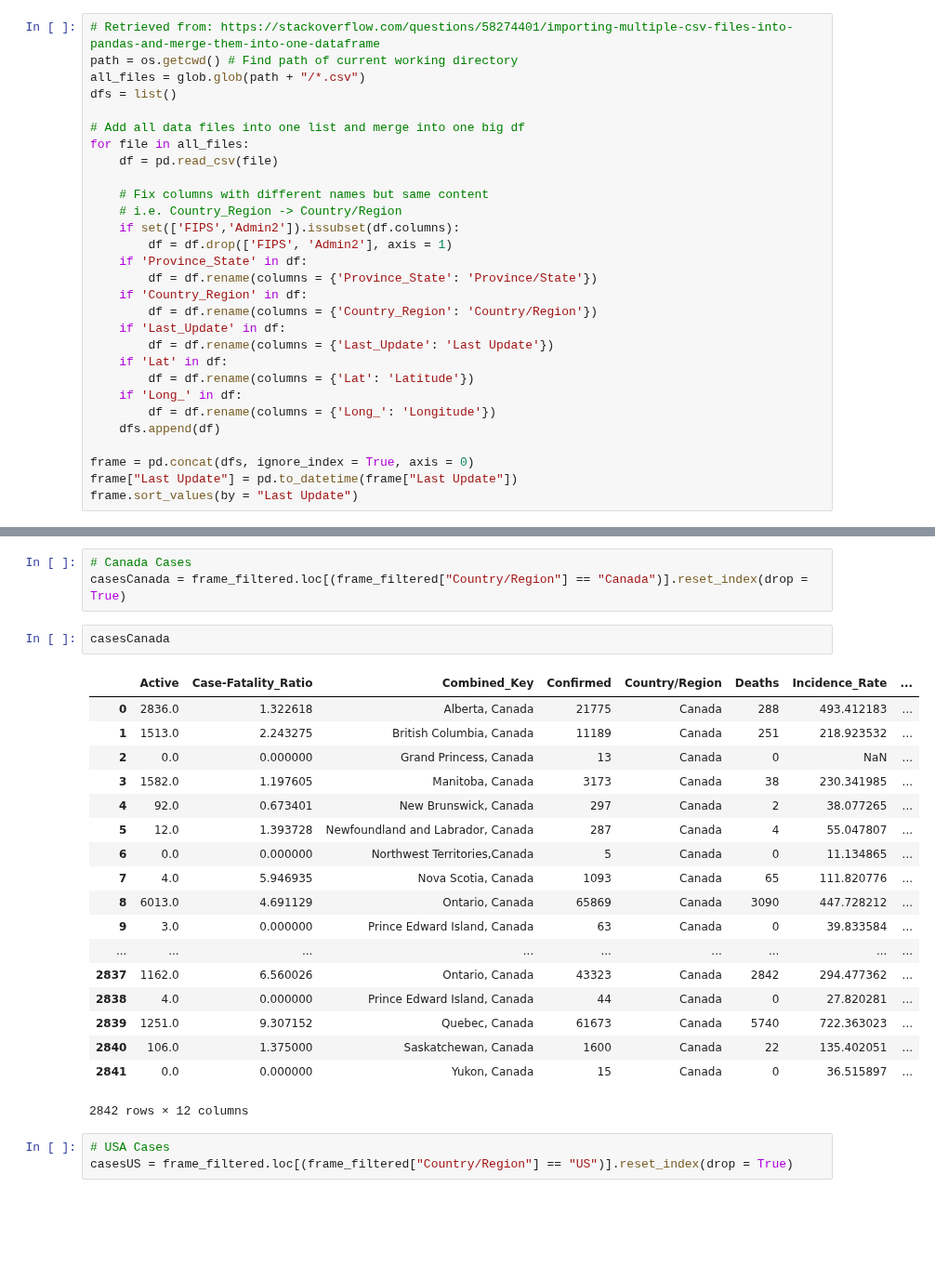
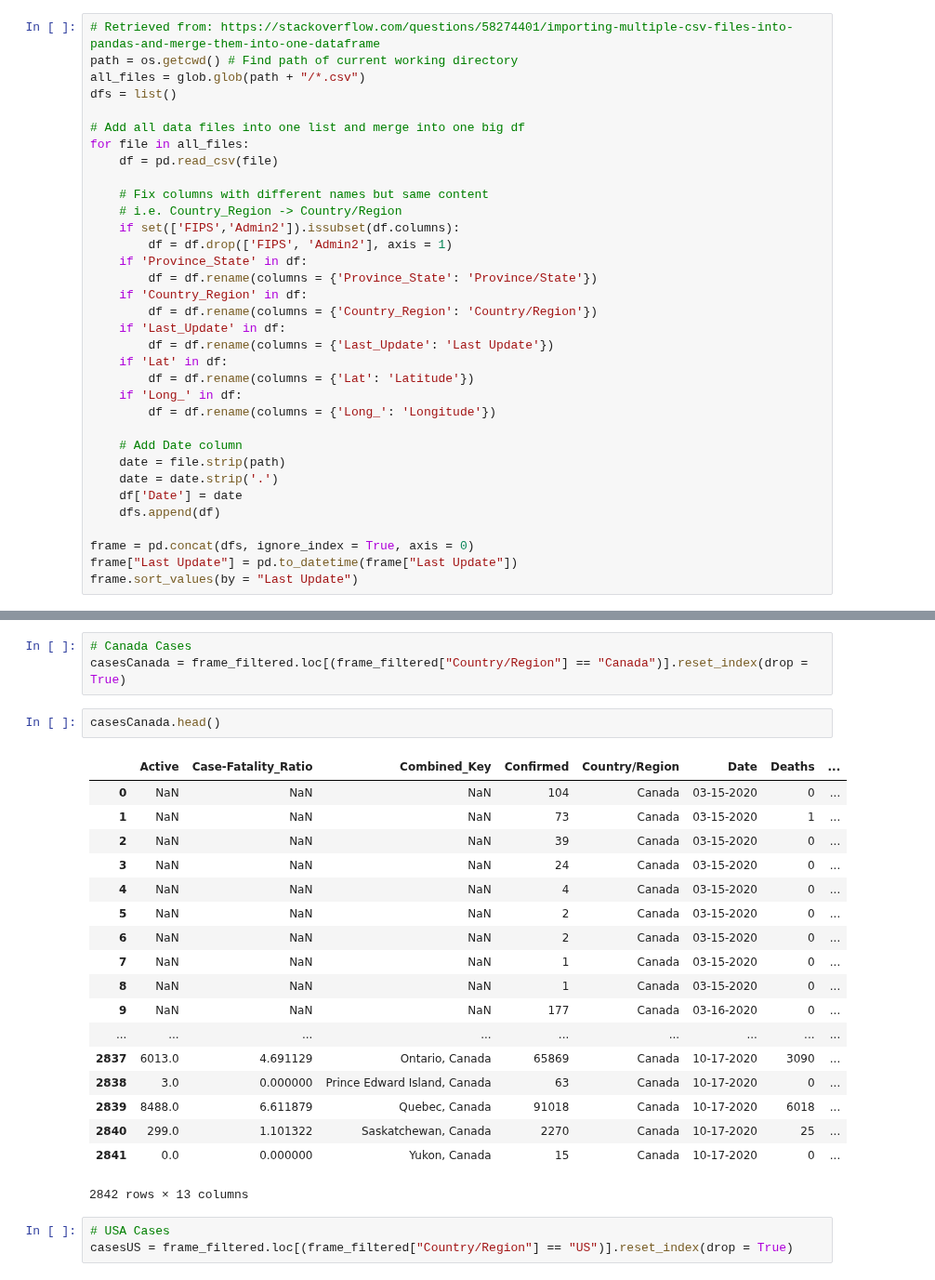
Before and after one commit to clement-ip/covid-airport-travel, a Jupyter notebook: coviddata/covid_countries.ipynb, the cells around one changed output, grey strips where cells are left out. Shown at 93% size. Cells and saved outputs as stored; diff of their text form; blank space fills up the shorter version.

```diff
--- a/coviddata/covid_countries.ipynb
+++ b/coviddata/covid_countries.ipynb
@@ -36,6 +36,11 @@ for file in all_files:
         df = df.rename(columns = {'Lat': 'Latitude'})
     if 'Long_' in df:
         df = df.rename(columns = {'Long_': 'Longitude'})
+
+    # Add Date column
+    date = file.strip(path)
+    date = date.strip('.')
+    df['Date'] = date
     dfs.append(df)
 
 frame = pd.concat(dfs, ignore_index = True, axis = 0)
@@ -117,26 +122,26 @@ frame_filtered
 # Canada Cases
 casesCanada = frame_filtered.loc[(frame_filtered["Country/Region"] == "Canada")].reset_index(drop = True)
 # %%
-casesCanada
+casesCanada.head()
 # %% [output]
-|  | Active | Case-Fatality_Ratio | Combined_Key | Confirmed | Country/Region | Deaths | Incidence_Rate | ... |
-| 0 | 2836.0 | 1.322618 | Alberta, Canada | 21775 | Canada | 288 | 493.412183 | ... |
-| 1 | 1513.0 | 2.243275 | British Columbia, Canada | 11189 | Canada | 251 | 218.923532 | ... |
-| 2 | 0.0 | 0.000000 | Grand Princess, Canada | 13 | Canada | 0 | NaN | ... |
-| 3 | 1582.0 | 1.197605 | Manitoba, Canada | 3173 | Canada | 38 | 230.341985 | ... |
-| 4 | 92.0 | 0.673401 | New Brunswick, Canada | 297 | Canada | 2 | 38.077265 | ... |
-| 5 | 12.0 | 1.393728 | Newfoundland and Labrador, Canada | 287 | Canada | 4 | 55.047807 | ... |
-| 6 | 0.0 | 0.000000 | Northwest Territories,Canada | 5 | Canada | 0 | 11.134865 | ... |
-| 7 | 4.0 | 5.946935 | Nova Scotia, Canada | 1093 | Canada | 65 | 111.820776 | ... |
-| 8 | 6013.0 | 4.691129 | Ontario, Canada | 65869 | Canada | 3090 | 447.728212 | ... |
-| 9 | 3.0 | 0.000000 | Prince Edward Island, Canada | 63 | Canada | 0 | 39.833584 | ... |
+|  | Active | Case-Fatality_Ratio | Combined_Key | Confirmed | Country/Region | Date | Deaths | ... |
+| 0 | NaN | NaN | NaN | 104 | Canada | 03-15-2020 | 0 | ... |
+| 1 | NaN | NaN | NaN | 73 | Canada | 03-15-2020 | 1 | ... |
+| 2 | NaN | NaN | NaN | 39 | Canada | 03-15-2020 | 0 | ... |
+| 3 | NaN | NaN | NaN | 24 | Canada | 03-15-2020 | 0 | ... |
+| 4 | NaN | NaN | NaN | 4 | Canada | 03-15-2020 | 0 | ... |
+| 5 | NaN | NaN | NaN | 2 | Canada | 03-15-2020 | 0 | ... |
+| 6 | NaN | NaN | NaN | 2 | Canada | 03-15-2020 | 0 | ... |
+| 7 | NaN | NaN | NaN | 1 | Canada | 03-15-2020 | 0 | ... |
+| 8 | NaN | NaN | NaN | 1 | Canada | 03-15-2020 | 0 | ... |
+| 9 | NaN | NaN | NaN | 177 | Canada | 03-16-2020 | 0 | ... |
 | ... | ... | ... | ... | ... | ... | ... | ... | ... |
-| 2837 | 1162.0 | 6.560026 | Ontario, Canada | 43323 | Canada | 2842 | 294.477362 | ... |
-| 2838 | 4.0 | 0.000000 | Prince Edward Island, Canada | 44 | Canada | 0 | 27.820281 | ... |
-| 2839 | 1251.0 | 9.307152 | Quebec, Canada | 61673 | Canada | 5740 | 722.363023 | ... |
-| 2840 | 106.0 | 1.375000 | Saskatchewan, Canada | 1600 | Canada | 22 | 135.402051 | ... |
-| 2841 | 0.0 | 0.000000 | Yukon, Canada | 15 | Canada | 0 | 36.515897 | ... |
+| 2837 | 6013.0 | 4.691129 | Ontario, Canada | 65869 | Canada | 10-17-2020 | 3090 | ... |
+| 2838 | 3.0 | 0.000000 | Prince Edward Island, Canada | 63 | Canada | 10-17-2020 | 0 | ... |
+| 2839 | 8488.0 | 6.611879 | Quebec, Canada | 91018 | Canada | 10-17-2020 | 6018 | ... |
+| 2840 | 299.0 | 1.101322 | Saskatchewan, Canada | 2270 | Canada | 10-17-2020 | 25 | ... |
+| 2841 | 0.0 | 0.000000 | Yukon, Canada | 15 | Canada | 10-17-2020 | 0 | ... |
-2842 rows × 12 columns
+2842 rows × 13 columns
 # %%
 # USA Cases
 casesUS = frame_filtered.loc[(frame_filtered["Country/Region"] == "US")].reset_index(drop = True)
```
Also changed, not shown: parts of 4 cells of this notebook, 3 other files.
